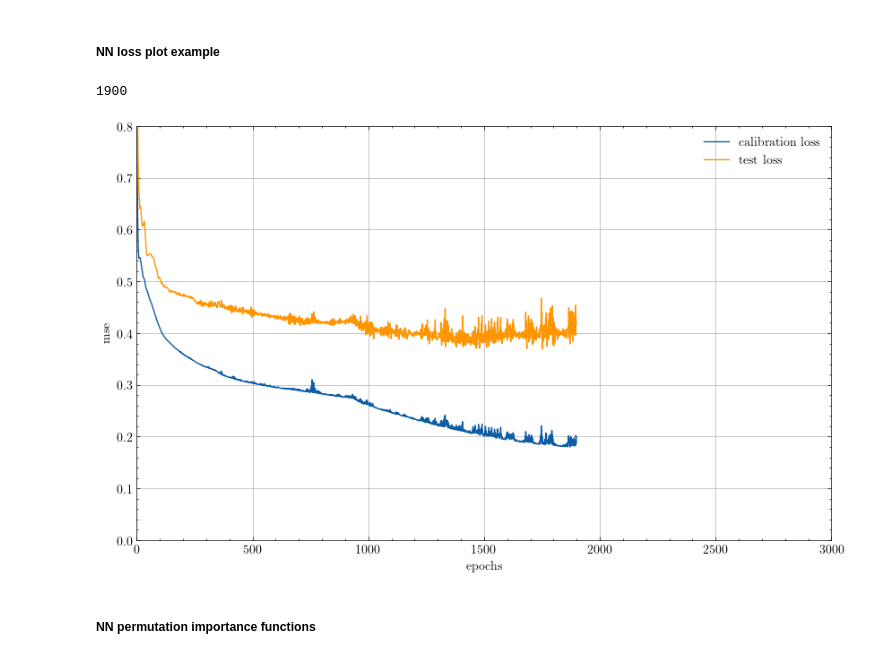
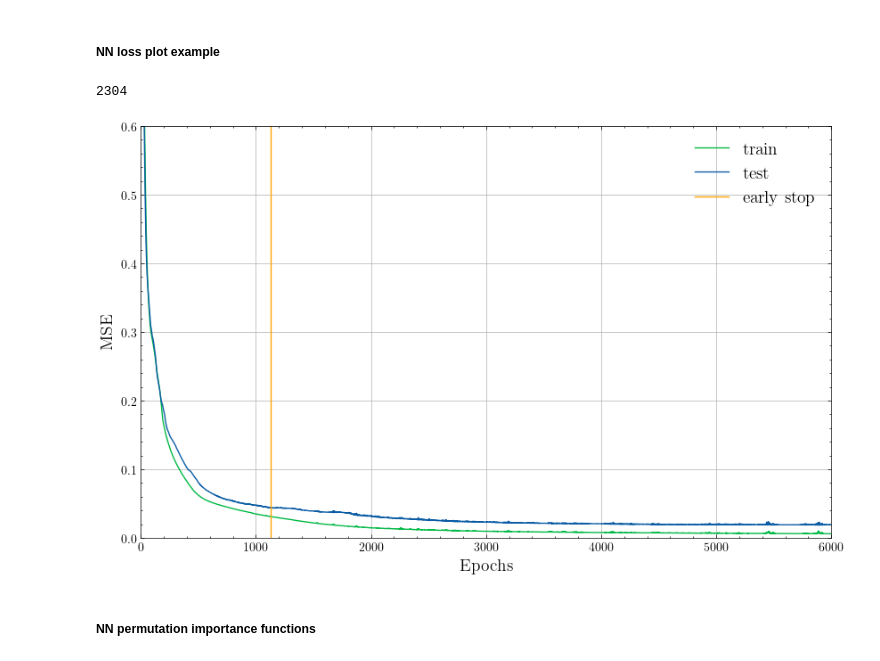
Before and after one commit to Lucas-ZR/datahow-thesis-feup, a Jupyter notebook: first_dataset_feature_selection.ipynb, the cells around one changed output. Cells and saved outputs as stored; diff of their text form; code cells hidden in the pictures.

```diff
--- a/first_dataset_feature_selection.ipynb
+++ b/first_dataset_feature_selection.ipynb
@@ -256,4 +262,4 @@ def ini_model(input,epochs=200):
 train_loader=make_loader(X=x_train,y=y_train,batch=2000)
 test_loader=make_loader(X=x_test,y=y_test,batch=2000)
 
-model,loss_fn,optimizer,epochs=ini_model(input=X.shape[1])
+model,loss_fn,optimizer,epochs=ini_model(input=x_test.shape[1])
@@ -263,7 +274,7 @@ model, train_loss, test_loss=train_fn(TrainLoader=train_loader,
                                       model=model,
                                       loss_fn=loss_fn,
                                       optimizer=optimizer,
-                                      epochs=2000)
+                                      epochs=6000)
 # %%
 model, train_loss, test_loss=train_early_stop(TrainLoader=train_loader,
                                              TestLoader=test_loader,
@@ -275,22 +286,28 @@ model, train_loss, test_loss=train_early_stop(TrainLoader=train_loader,
 parou_no=len(train_loss)
 parou_no
 # %% [output]
-1900
+2304
 # %%
 import scienceplots
 plt.style.use('science')
 plt.figure(figsize=(10,6))
-plt.plot(np.arange(len(train_loss)),train_loss,label='calibration loss',color='C0')
-plt.plot(np.arange(len(test_loss)),test_loss,label='test loss',color='C2')
-#plt.axvline(x=parou_no,color='g')
-plt.legend()
-plt.xlim(000,3000)
-plt.ylim(0.0,0.8)
-plt.xlabel('epochs')
-plt.ylabel('mse')
+
+plt.plot(np.arange(len(train_loss)),train_loss,label='train',color='C1')
+plt.plot(np.arange(len(test_loss)),test_loss,label='test',color='C0')
+plt.axvline(x=parou_no,color='orange',label='early stop')
+plt.legend(fontsize=14)
+plt.xlim(0,6000)
+plt.ylim(0,0.6)
+
+
+plt.xlabel('Epochs',fontsize=14)
+plt.ylabel('MSE',fontsize=14)
 plt.grid()
+
+
+plt.savefig('C:\\Users\\lucas\\Downloads\\feature_selec_learning_curve_diff.pdf', format='pdf', bbox_inches='tight')
 # %% [output]
-[figure, old version]
+[figure, new version]
 # %% [markdown]
 ##### NN permutation importance functions
 # %%
```
Also changed, not shown: parts of 6 cells of this notebook, 2 other files.
